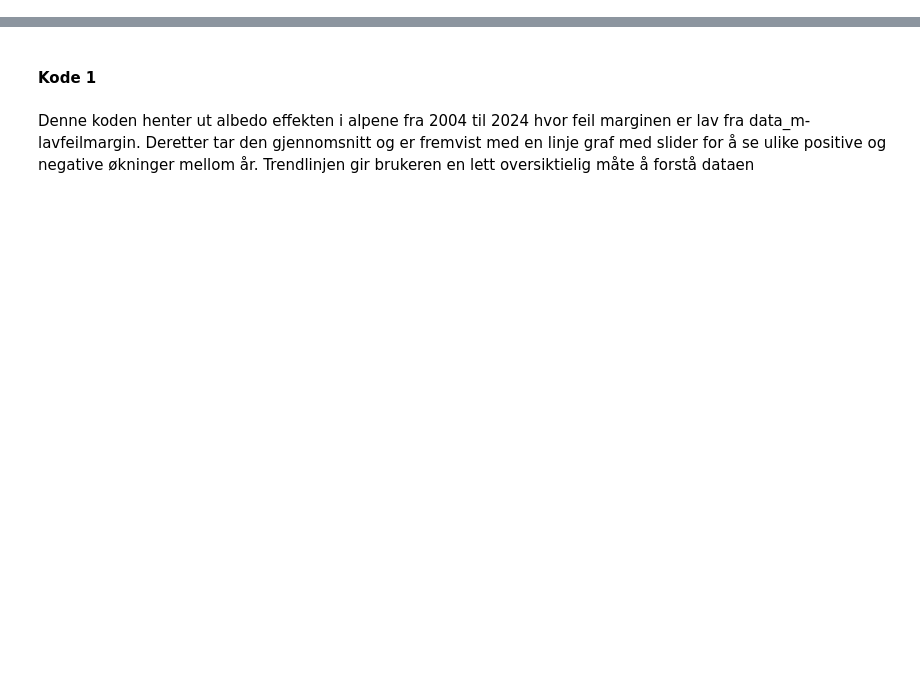
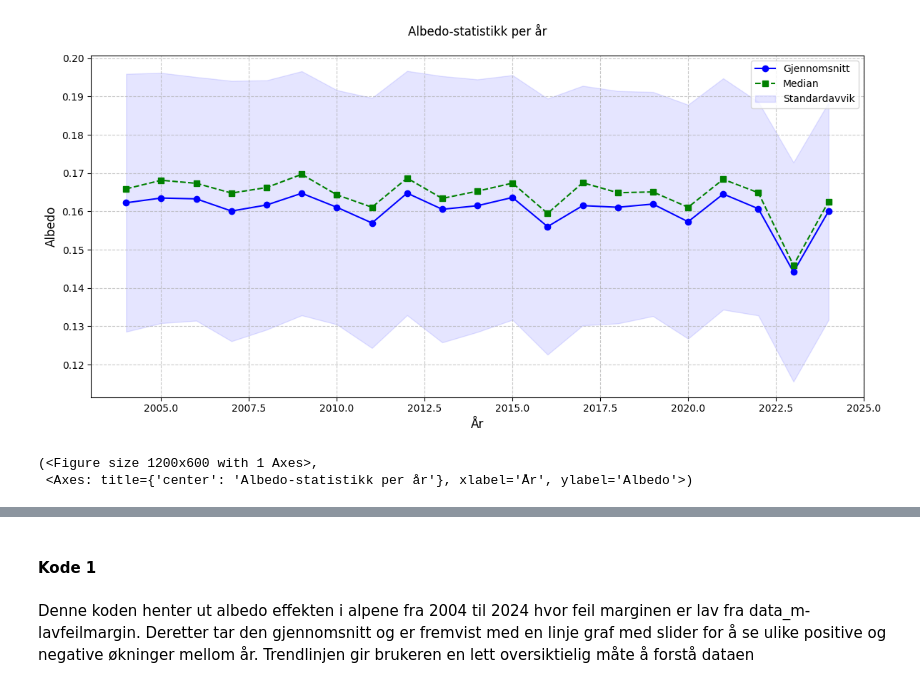
Before and after one commit to matssgulbrandsen/TDT4114-Prosjekt, a Jupyter notebook: notebooks/Oppgave 5_albedo_effekt .ipynb, the cells around one changed output, grey strips where cells are left out. Cells and saved outputs as stored; diff of their text form; code cells hidden in the pictures; blank space fills up the shorter version.

Commit message:
Endret besvarelse av Oppgave 5 albedo effekt og la inn et kall for at bruker kan sjekke at koden fungerer.

```diff
--- a/notebooks/Oppgave 5_albedo_effekt .ipynb
+++ b/notebooks/Oppgave 5_albedo_effekt .ipynb
@@ -3,0 +50,15 @@
+# %%
+import sys
+sys.path.append('../src')
+
+from albedo_effekt.datavisualisering import Visualisering
+from albedo_effekt.dataanalyse import beregn_albedo_statistikk
+
+v = Visualisering()  # Opprett objekt av klassen
+
+albedo_matrise, årstall_liste, gjennomsnitt_liste, median_liste, standardavvik_liste = beregn_albedo_statistikk(print_matrise=False)
+v.plot_albedo_med_std(årstall_liste, gjennomsnitt_liste, median_liste, standardavvik_liste)
+# %% [output]
+[figure, added]
+(<Figure size 1200x600 with 1 Axes>,
+ <Axes: title={'center': 'Albedo-statistikk per år'}, xlabel='År', ylabel='Albedo'>)
```
Also changed, not shown: parts of 10 cells of this notebook.
